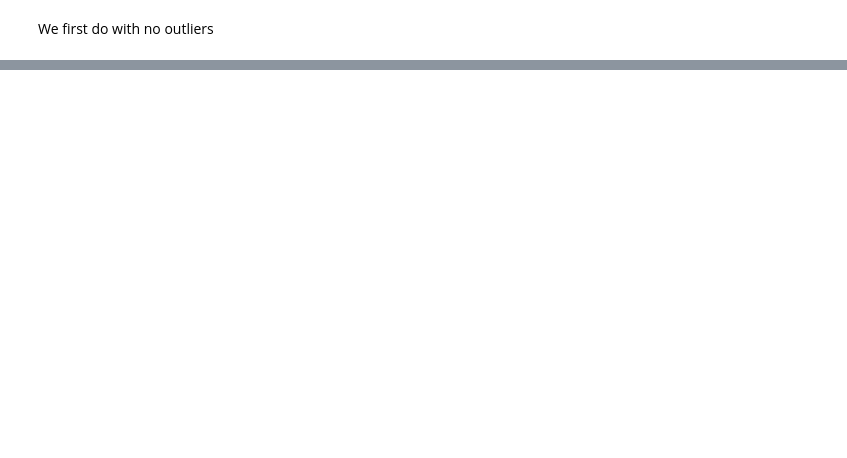
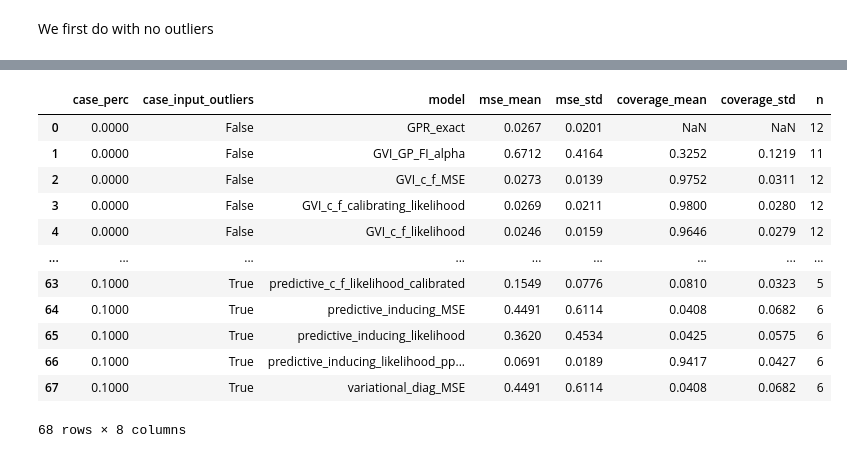
Before and after one commit to PGAcarlesi/LOSS_OPT, a Jupyter notebook: notebooks/simulations.ipynb, the cells around one changed output, grey strips where cells are left out. Saved outputs shown, nothing was run; the diff lists cells and outputs as text; code cells hidden in the pictures; blank space fills up the shorter version.

```diff
--- a/notebooks/simulations.ipynb
+++ b/notebooks/simulations.ipynb
@@ -154,0 +725,16 @@ for perc,input_o in cases:
+# %%
+summary
+# %% [output]
+|  | case_perc | case_input_outliers | model | mse_mean | mse_std | coverage_mean | coverage_std | n |
+| 0 | 0.0000 | False | GPR_exact | 0.0267 | 0.0201 | NaN | NaN | 12 |
+| 1 | 0.0000 | False | GVI_GP_FI_alpha | 0.6712 | 0.4164 | 0.3252 | 0.1219 | 11 |
+| 2 | 0.0000 | False | GVI_c_f_MSE | 0.0273 | 0.0139 | 0.9752 | 0.0311 | 12 |
+| 3 | 0.0000 | False | GVI_c_f_calibrating_likelihood | 0.0269 | 0.0211 | 0.9800 | 0.0280 | 12 |
+| 4 | 0.0000 | False | GVI_c_f_likelihood | 0.0246 | 0.0159 | 0.9646 | 0.0279 | 12 |
+| ... | ... | ... | ... | ... | ... | ... | ... | ... |
+| 63 | 0.1000 | True | predictive_c_f_likelihood_calibrated | 0.1549 | 0.0776 | 0.0810 | 0.0323 | 5 |
+| 64 | 0.1000 | True | predictive_inducing_MSE | 0.4491 | 0.6114 | 0.0408 | 0.0682 | 6 |
+| 65 | 0.1000 | True | predictive_inducing_likelihood | 0.3620 | 0.4534 | 0.0425 | 0.0575 | 6 |
+| 66 | 0.1000 | True | predictive_inducing_likelihood_pp... | 0.0691 | 0.0189 | 0.9417 | 0.0427 | 6 |
+| 67 | 0.1000 | True | variational_diag_MSE | 0.4491 | 0.6114 | 0.0408 | 0.0682 | 6 |
+68 rows × 8 columns
```
Also changed, not shown: parts of 23 cells of this notebook, 13 other files.
